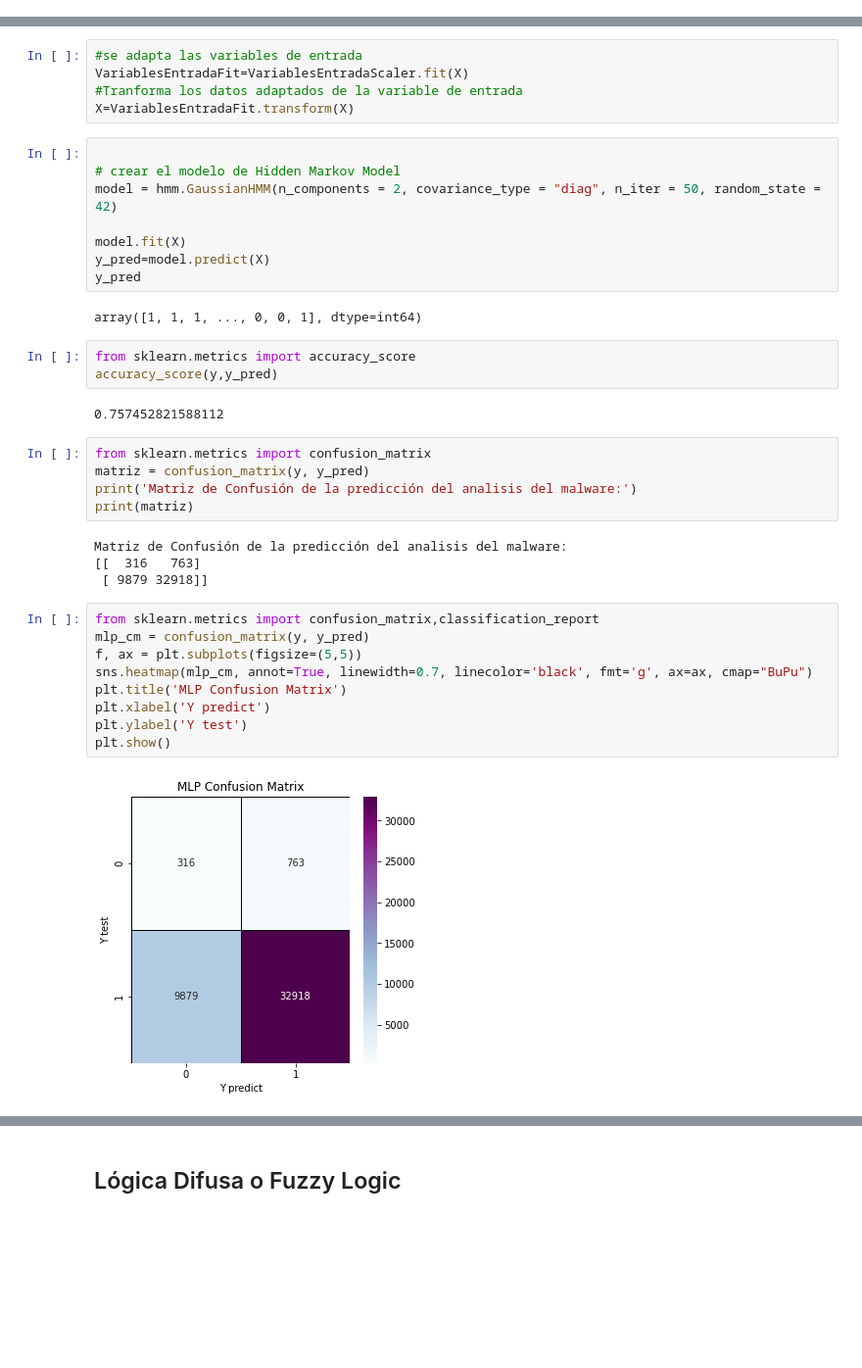
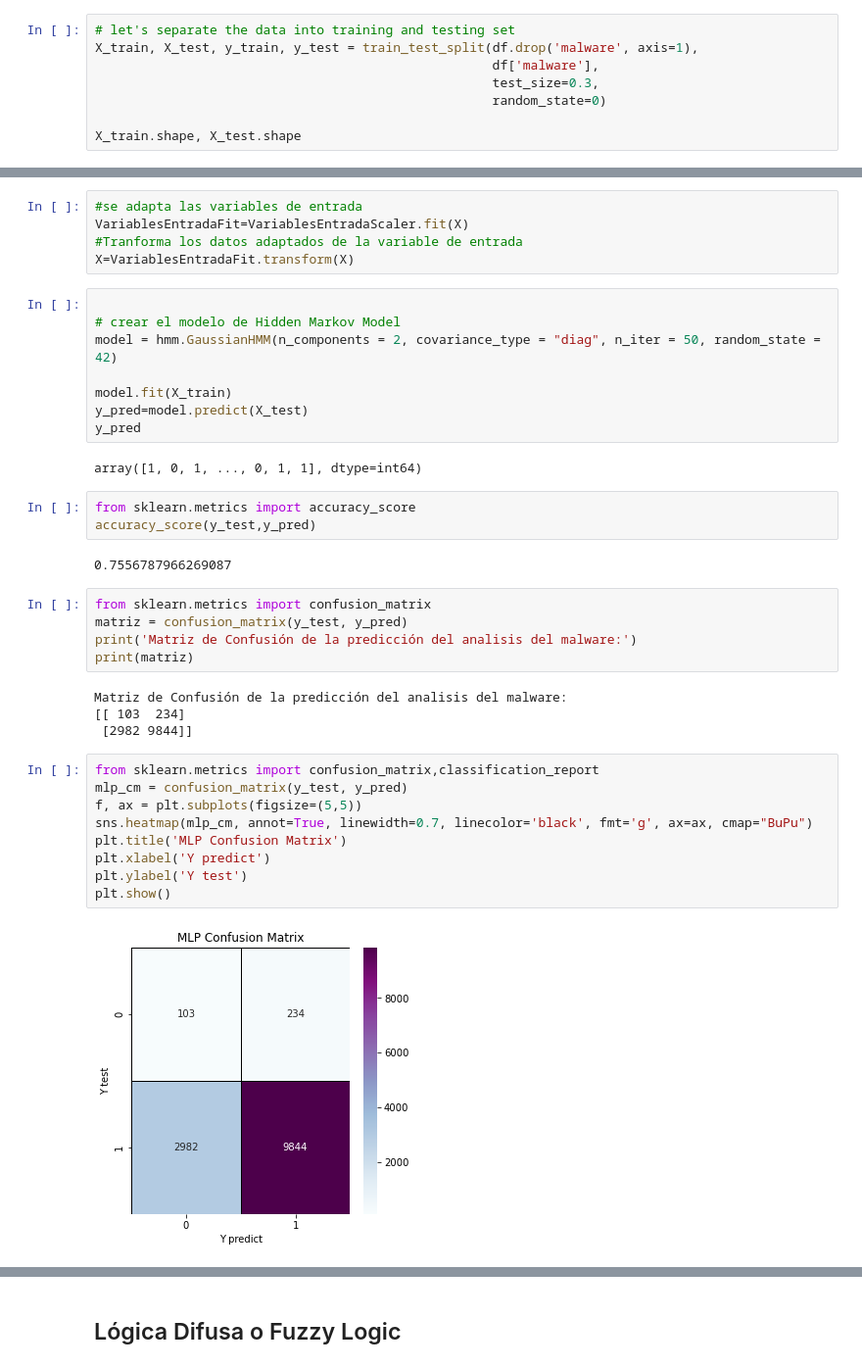
Before and after one commit to Hector858/ProyectoIAU2, a Jupyter notebook: [NRC_6278]_JordanEspinosa_HectorCedeño_ProyectoUnidad2.ipynb, the cells around one changed output, grey strips where cells are left out. Shown at 98% size. Cells and saved outputs as stored; diff of their text form; blank space fills up the shorter version.

```diff
--- a/[NRC_6278]_JordanEspinosa_HectorCedeño_ProyectoUnidad2.ipynb
+++ b/[NRC_6278]_JordanEspinosa_HectorCedeño_ProyectoUnidad2.ipynb
@@ -115,0 +95,8 @@ X_train, X_test, y_train, y_test = train_test_split(X, y, test_size=0.3, random_
+# %%
+# let's separate the data into training and testing set
+X_train, X_test, y_train, y_test = train_test_split(df.drop('malware', axis=1),
+                                                    df['malware'],
+                                                    test_size=0.3,
+                                                    random_state=0)
+
+X_train.shape, X_test.shape
@@ -237,35 +326,35 @@ X=VariablesEntradaFit.transform(X)
 # crear el modelo de Hidden Markov Model
 model = hmm.GaussianHMM(n_components = 2, covariance_type = "diag", n_iter = 50, random_state = 42)
 
-model.fit(X)
-y_pred=model.predict(X)
+model.fit(X_train)
+y_pred=model.predict(X_test)
 y_pred
 # %% [output]
-array([1, 1, 1, ..., 0, 0, 1], dtype=int64)
+array([1, 0, 1, ..., 0, 1, 1], dtype=int64)
 # %%
 from sklearn.metrics import accuracy_score
-accuracy_score(y,y_pred)
+accuracy_score(y_test,y_pred)
 # %% [output]
-0.757452821588112
+0.7556787966269087
 # %%
 from sklearn.metrics import confusion_matrix
-matriz = confusion_matrix(y, y_pred)
+matriz = confusion_matrix(y_test, y_pred)
 print('Matriz de Confusión de la predicción del analisis del malware:')
 print(matriz)
 # %% [output]
 Matriz de Confusión de la predicción del analisis del malware:
-[[  316   763]
- [ 9879 32918]]
+[[ 103  234]
+ [2982 9844]]
 # %%
 from sklearn.metrics import confusion_matrix,classification_report
-mlp_cm = confusion_matrix(y, y_pred)
+mlp_cm = confusion_matrix(y_test, y_pred)
 f, ax = plt.subplots(figsize=(5,5))
 sns.heatmap(mlp_cm, annot=True, linewidth=0.7, linecolor='black', fmt='g', ax=ax, cmap="BuPu")
 plt.title('MLP Confusion Matrix')
 plt.xlabel('Y predict')
 plt.ylabel('Y test')
 plt.show()
 # %% [output]
-[figure, old version]
+[figure, new version]
 # %%
 from sklearn.metrics import precision_score
```
Also changed, not shown: parts of 23 cells of this notebook.
